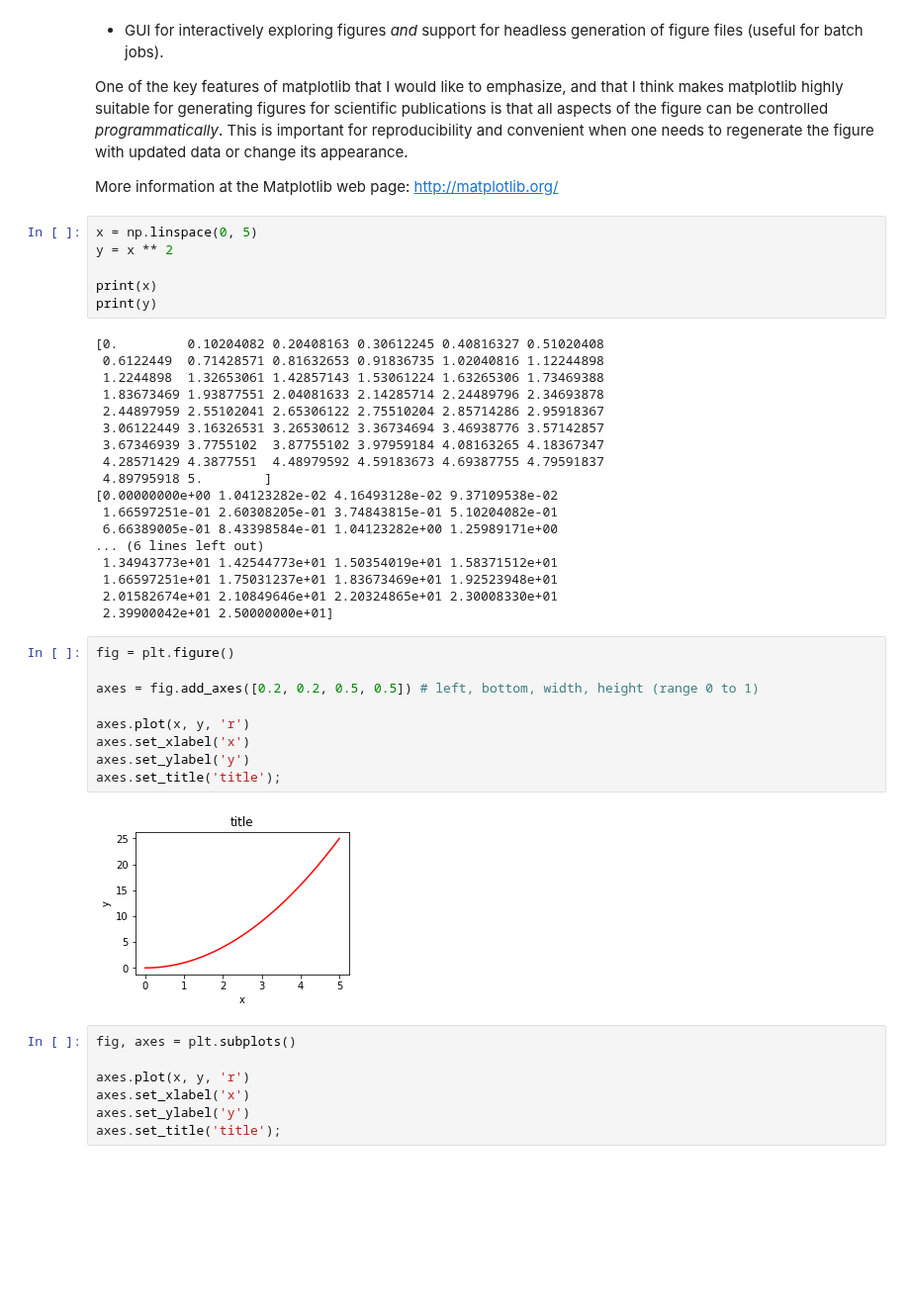
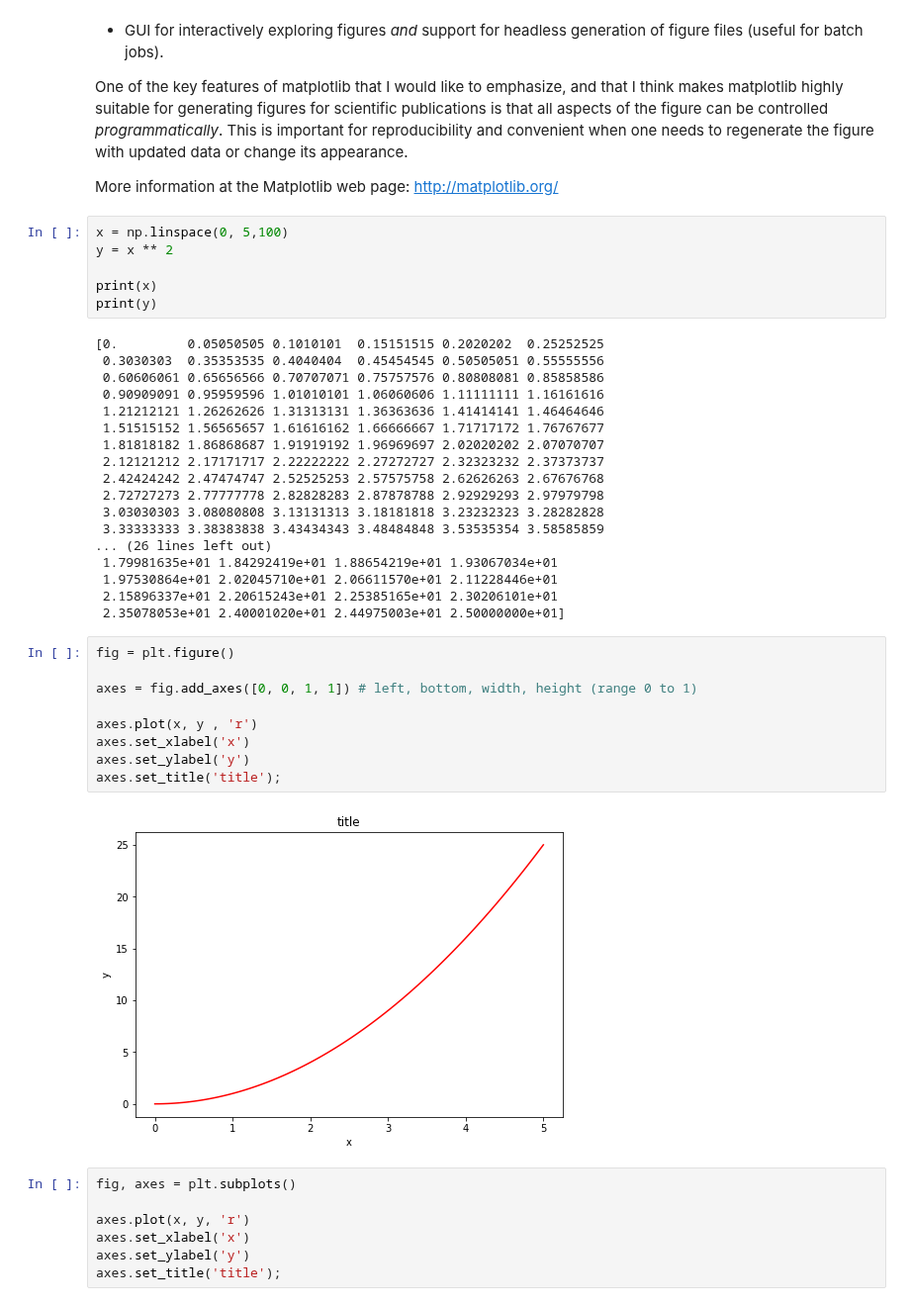
Before and after one commit to mtn75/Python-Toturial, a Jupyter notebook: python_workshop_visualisation.ipynb, the cells around one changed output. Shown at 99% size. Drawn from its saved outputs; the diff is of its cells as text; blank space fills up the shorter version.

```diff
--- a/python_workshop_visualisation.ipynb
+++ b/python_workshop_visualisation.ipynb
@@ -32,40 +26,40 @@ One of the key features of matplotlib that I would like to emphasize, and that I
 
 More information at the Matplotlib web page: http://matplotlib.org/
 # %%
-x = np.linspace(0, 5)
+x = np.linspace(0, 5,100)
 y = x ** 2
 
 print(x)
 print(y)
 # %% [output]
-[0.         0.10204082 0.20408163 0.30612245 0.40816327 0.51020408
- 0.6122449  0.71428571 0.81632653 0.91836735 1.02040816 1.12244898
- 1.2244898  1.32653061 1.42857143 1.53061224 1.63265306 1.73469388
- 1.83673469 1.93877551 2.04081633 2.14285714 2.24489796 2.34693878
- 2.44897959 2.55102041 2.65306122 2.75510204 2.85714286 2.95918367
- 3.06122449 3.16326531 3.26530612 3.36734694 3.46938776 3.57142857
- 3.67346939 3.7755102  3.87755102 3.97959184 4.08163265 4.18367347
- 4.28571429 4.3877551  4.48979592 4.59183673 4.69387755 4.79591837
- 4.89795918 5.        ]
-[0.00000000e+00 1.04123282e-02 4.16493128e-02 9.37109538e-02
- 1.66597251e-01 2.60308205e-01 3.74843815e-01 5.10204082e-01
- 6.66389005e-01 8.43398584e-01 1.04123282e+00 1.25989171e+00
-... (6 lines left out)
- 1.34943773e+01 1.42544773e+01 1.50354019e+01 1.58371512e+01
- 1.66597251e+01 1.75031237e+01 1.83673469e+01 1.92523948e+01
- 2.01582674e+01 2.10849646e+01 2.20324865e+01 2.30008330e+01
- 2.39900042e+01 2.50000000e+01]
+[0.         0.05050505 0.1010101  0.15151515 0.2020202  0.25252525
+ 0.3030303  0.35353535 0.4040404  0.45454545 0.50505051 0.55555556
+ 0.60606061 0.65656566 0.70707071 0.75757576 0.80808081 0.85858586
+ 0.90909091 0.95959596 1.01010101 1.06060606 1.11111111 1.16161616
+ 1.21212121 1.26262626 1.31313131 1.36363636 1.41414141 1.46464646
+ 1.51515152 1.56565657 1.61616162 1.66666667 1.71717172 1.76767677
+ 1.81818182 1.86868687 1.91919192 1.96969697 2.02020202 2.07070707
+ 2.12121212 2.17171717 2.22222222 2.27272727 2.32323232 2.37373737
+ 2.42424242 2.47474747 2.52525253 2.57575758 2.62626263 2.67676768
+ 2.72727273 2.77777778 2.82828283 2.87878788 2.92929293 2.97979798
+ 3.03030303 3.08080808 3.13131313 3.18181818 3.23232323 3.28282828
+ 3.33333333 3.38383838 3.43434343 3.48484848 3.53535354 3.58585859
+... (26 lines left out)
+ 1.79981635e+01 1.84292419e+01 1.88654219e+01 1.93067034e+01
+ 1.97530864e+01 2.02045710e+01 2.06611570e+01 2.11228446e+01
+ 2.15896337e+01 2.20615243e+01 2.25385165e+01 2.30206101e+01
+ 2.35078053e+01 2.40001020e+01 2.44975003e+01 2.50000000e+01]
 # %%
 fig = plt.figure()
 
-axes = fig.add_axes([0.2, 0.2, 0.5, 0.5]) # left, bottom, width, height (range 0 to 1)
+axes = fig.add_axes([0, 0, 1, 1]) # left, bottom, width, height (range 0 to 1)
 
-axes.plot(x, y, 'r')
+axes.plot(x, y , 'r')
 axes.set_xlabel('x')
 axes.set_ylabel('y')
 axes.set_title('title');
 # %% [output]
-[figure, old version]
+[figure, new version]
 # %%
 fig, axes = plt.subplots()
 
```
Also changed, not shown: parts of 24 cells of this notebook.
